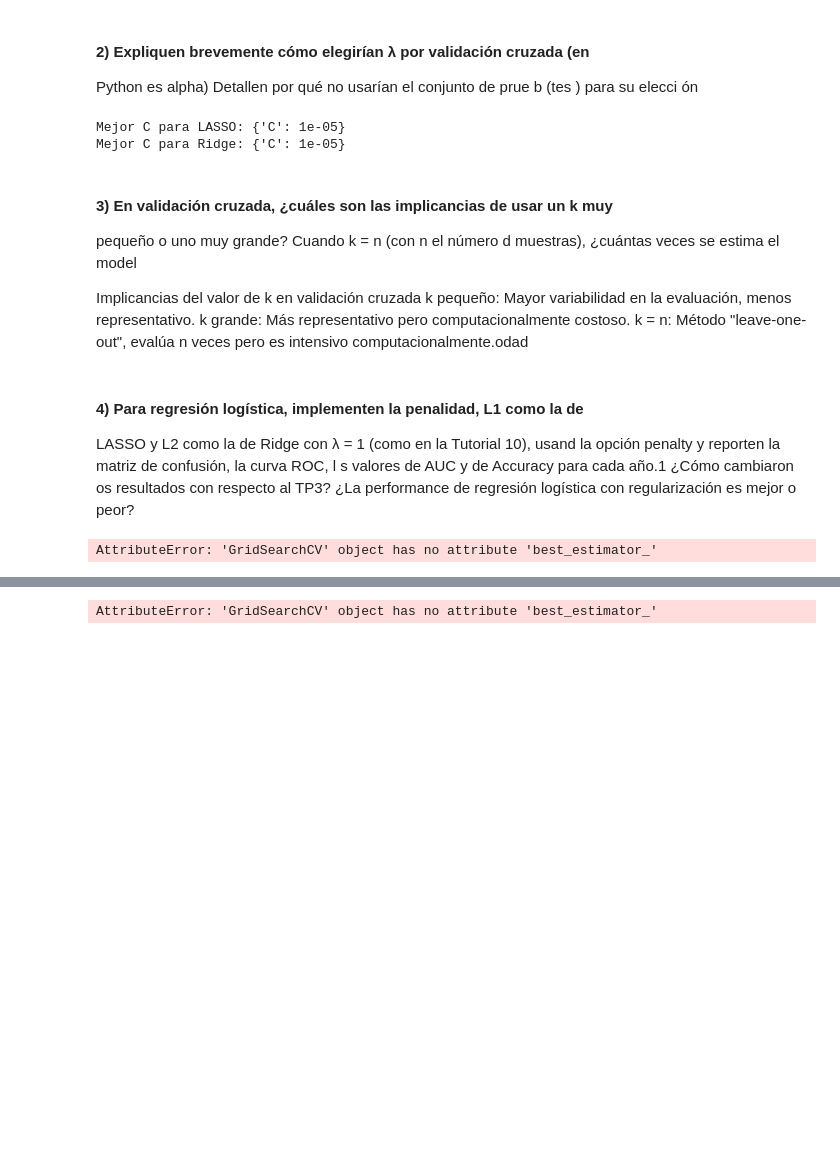
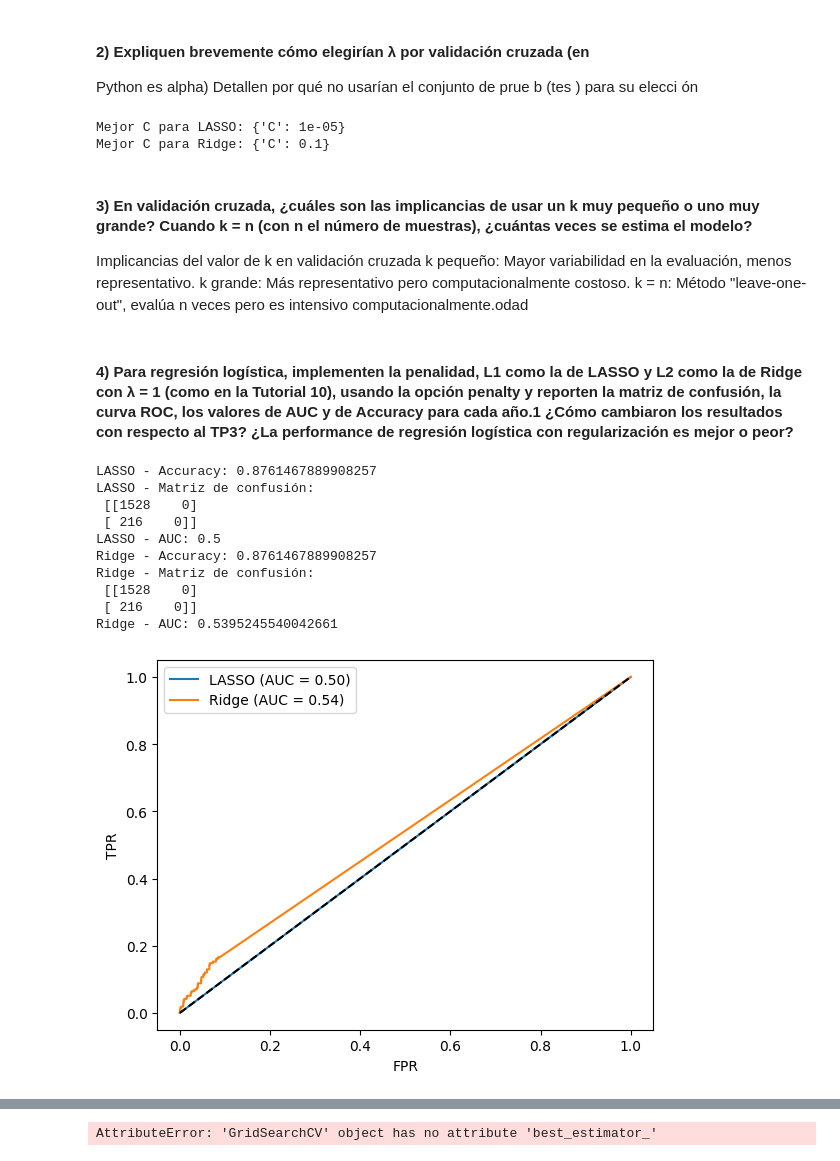
Before and after one commit to GabrielDiaz303/CC408--T1-2-, a Jupyter notebook: TP 4/TP4 - Codigo.ipynb, the cells around one changed output, grey strips where cells are left out. Saved outputs shown, nothing was run; the diff lists cells and outputs as text; code cells hidden in the pictures; blank space fills up the shorter version.

```diff
--- a/TP 4/TP4 - Codigo.ipynb
+++ b/TP 4/TP4 - Codigo.ipynb
@@ -724,0 +801,3 @@ X_train_transformed.describe().T
+# %%
+X_train_transformed2 = X_train_transformed.iloc[:, :10]
+X_test2 = X_test.iloc[:, :10]
@@ -733,65 +828,67 @@ from sklearn.linear_model import LogisticRegression
 
 # Configuración para LASSO (L1) y Ridge (L2)
 param_grid = {'C': [10**n for n in range(-5, 6)]}  # C es el inverso de lambda
-lasso = LogisticRegression(penalty='l1', solver='liblinear', random_state=101)
-ridge = LogisticRegression(penalty='l2', solver='lbfgs', random_state=101)
+lasso = LogisticRegression(penalty='l1', solver='liblinear', random_state=101, max_iter=10000)
+ridge = LogisticRegression(penalty='l2', solver='lbfgs', random_state=101, max_iter=10000)
 
 # GridSearch con 10-fold CV
 lasso_cv = GridSearchCV(lasso, param_grid, cv=10, scoring='accuracy')
 ridge_cv = GridSearchCV(ridge, param_grid, cv=10, scoring='accuracy')
 
-lasso_cv.fit(X_train_transformed, y_train)
-ridge_cv.fit(X_train_transformed, y_train)
+lasso_cv.fit(X_train_transformed2, y_train)
+ridge_cv.fit(X_train_transformed2, y_train)
 
 print("Mejor C para LASSO:", lasso_cv.best_params_)
 print("Mejor C para Ridge:", ridge_cv.best_params_)
 # %% [output]
 Mejor C para LASSO: {'C': 1e-05}
-Mejor C para Ridge: {'C': 1e-05}
+Mejor C para Ridge: {'C': 0.1}
 # %% [markdown]
-#### 3) En validación cruzada, ¿cuáles son las implicancias de usar un k muy
-pequeño o uno muy grande? Cuando k = n (con n el número d
-muestras), ¿cuántas veces se estima el model
-
+#### 3) En validación cruzada, ¿cuáles son las implicancias de usar un k muy pequeño o uno muy grande? Cuando k = n (con n el número de muestras), ¿cuántas veces se estima el modelo?
 
 Implicancias del valor de k en validación cruzada
 k pequeño: Mayor variabilidad en la evaluación, menos representativo.
 k grande: Más representativo pero computacionalmente costoso.
 k = n: Método "leave-one-out", evalúa n veces pero es intensivo computacionalmente.odad
 # %% [markdown]
-#### 4) Para regresión logística, implementen la penalidad, L1 como la de
-LASSO y L2 como la de Ridge con λ = 1 (como en la Tutorial 10), usand
-la opción penalty y reporten la matriz de confusión, la curva ROC, l s
-valores de AUC y de Accuracy para cada año.1 ¿Cómo cambiaron  os
-resultados con respecto al TP3? ¿La performance de regresión logística
-con regularización es mejor o peor?
+#### 4) Para regresión logística, implementen la penalidad, L1 como la de LASSO y L2 como la de Ridge con λ = 1 (como en la Tutorial 10), usando la opción penalty y reporten la matriz de confusión, la curva ROC, los valores de AUC y de Accuracy para cada año.1 ¿Cómo cambiaron  los resultados con respecto al TP3? ¿La performance de regresión logística con regularización es mejor o peor?
 # %%
 from sklearn.metrics import confusion_matrix, roc_auc_score, roc_curve, accuracy_score
 import matplotlib.pyplot as plt
 
 # Predicciones para LASSO y Ridge
-y_pred_lasso = lasso_cv.best_estimator_.predict(X_test)
-y_pred_ridge = ridge_cv.best_estimator_.predict(X_test)
+y_pred_lasso = lasso_cv.best_estimator_.predict(X_test2)
+y_pred_ridge = ridge_cv.best_estimator_.predict(X_test2)
 
 # Métricas
 for model_name, y_pred in [("LASSO", y_pred_lasso), ("Ridge", y_pred_ridge)]:
     print(f"{model_name} - Accuracy:", accuracy_score(y_test, y_pred))
     print(f"{model_name} - Matriz de confusión:\n", confusion_matrix(y_test, y_pred))
 
     # Curva ROC
-    y_score = lasso_cv.best_estimator_.predict_proba(X_test)[:, 1] if model_name == "LASSO" else ridge_cv.best_estimator_.predict_proba(X_test)[:, 1]
+    y_score = lasso_cv.best_estimator_.predict_proba(X_test2)[:, 1] if model_name == "LASSO" else ridge_cv.best_estimator_.predict_proba(X_test2)[:, 1]
     auc = roc_auc_score(y_test, y_score)
     fpr, tpr, _ = roc_curve(y_test, y_score)
 
     plt.plot(fpr, tpr, label=f'{model_name} (AUC = {auc:.2f})')
     print(f"{model_name} - AUC:", auc)
 
 # Gráfica ROC
 plt.plot([0, 1], [0, 1], 'k--')
 plt.xlabel('FPR')
 plt.ylabel('TPR')
 plt.legend()
 plt.show()
 # %% [output]
-AttributeError: 'GridSearchCV' object has no attribute 'best_estimator_'
+LASSO - Accuracy: 0.8761467889908257
+LASSO - Matriz de confusión:
+ [[1528    0]
+ [ 216    0]]
+LASSO - AUC: 0.5
+Ridge - Accuracy: 0.8761467889908257
+Ridge - Matriz de confusión:
+ [[1528    0]
+ [ 216    0]]
+Ridge - AUC: 0.5395245540042661
+[figure, added]
 # %% [markdown]
```
Also changed, not shown: parts of 29 cells of this notebook.
